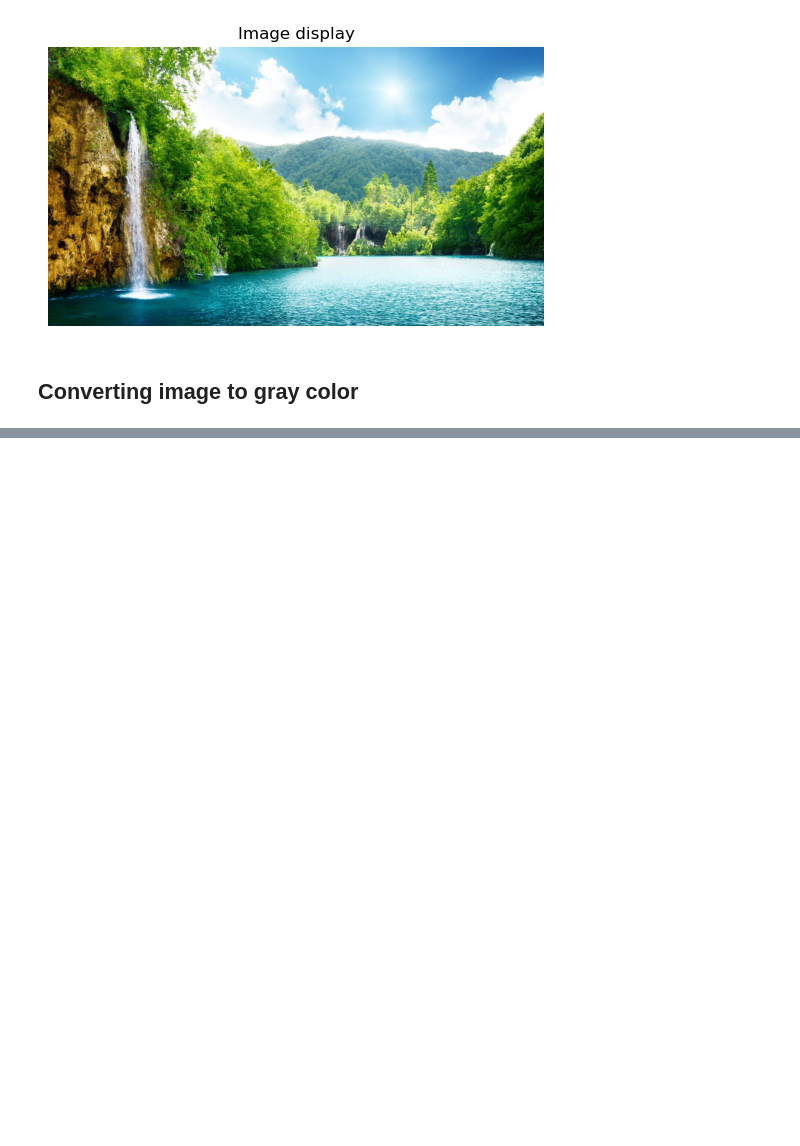
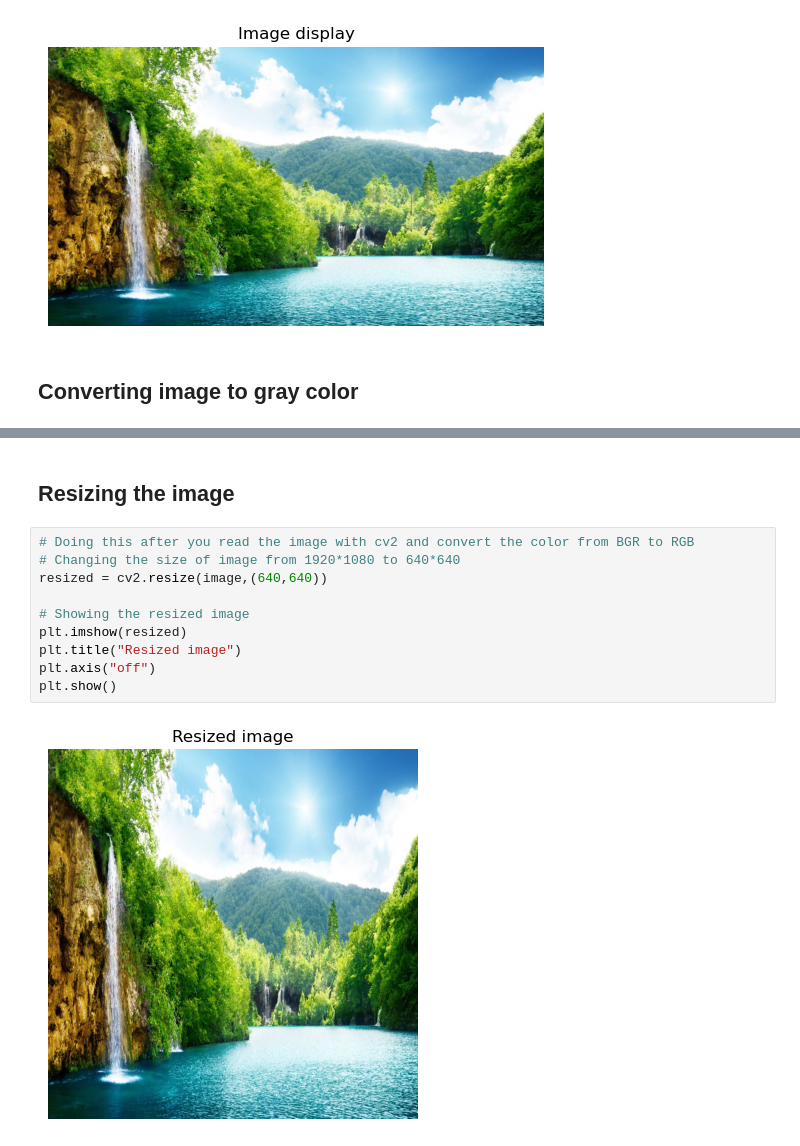
Before and after one commit to Arian2077/Computer_Graphic, a Jupyter notebook: session 1/matplot_opencv_test.ipynb, the cells around one changed output, grey strips where cells are left out. Saved outputs shown, nothing was run; the diff lists cells and outputs as text; blank space fills up the shorter version.

```diff
--- a/session 1/matplot_opencv_test.ipynb
+++ b/session 1/matplot_opencv_test.ipynb
@@ -45,0 +50,14 @@ plt.title("Gray scale
+# %% [markdown]
+## Resizing the image
+# %%
+# Doing this after you read the image with cv2 and convert the color from BGR to RGB
+# Changing the size of image from 1920*1080 to 640*640
+resized = cv2.resize(image,(640,640))
+
+# Showing the resized image
+plt.imshow(resized)
+plt.title("Resized image")
+plt.axis("off")
+plt.show()
+# %% [output]
+[figure, added]
```
Also changed, not shown: parts of 1 cell of this notebook.
